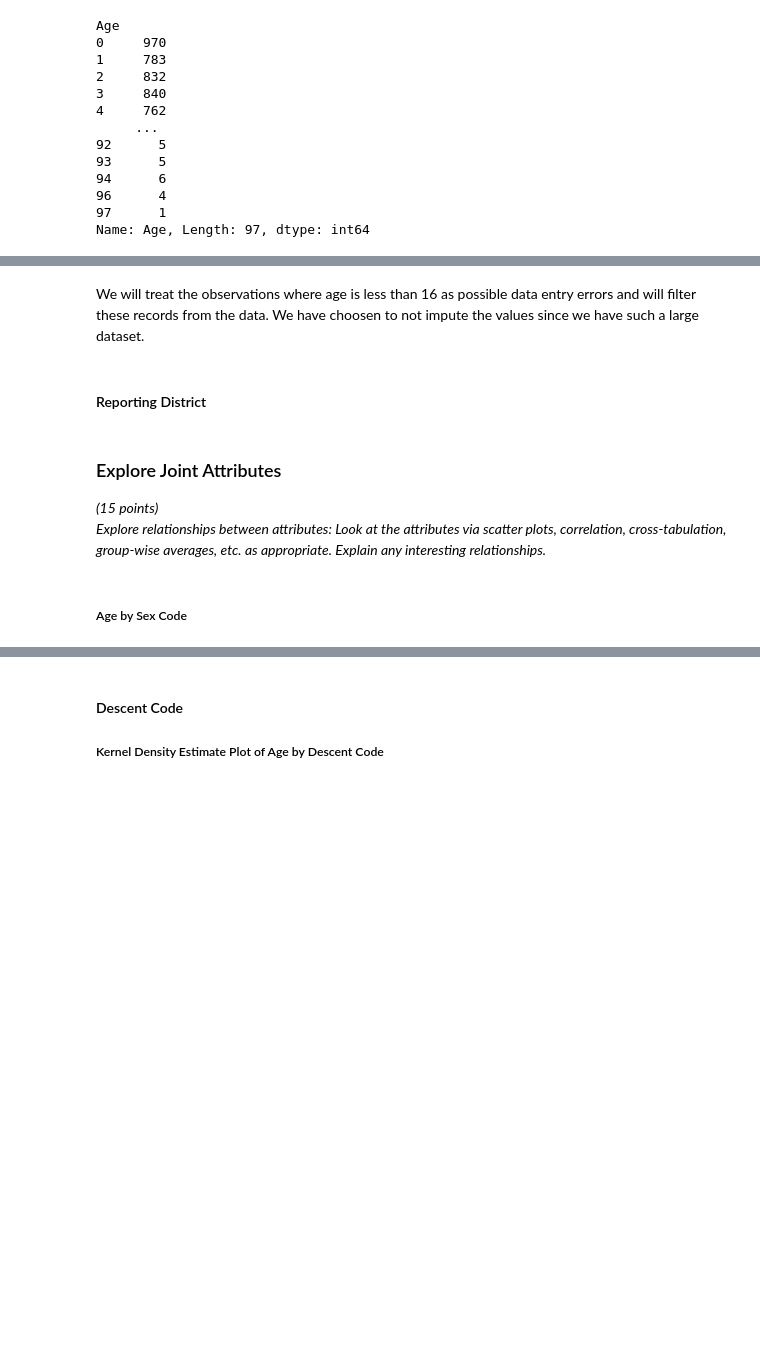
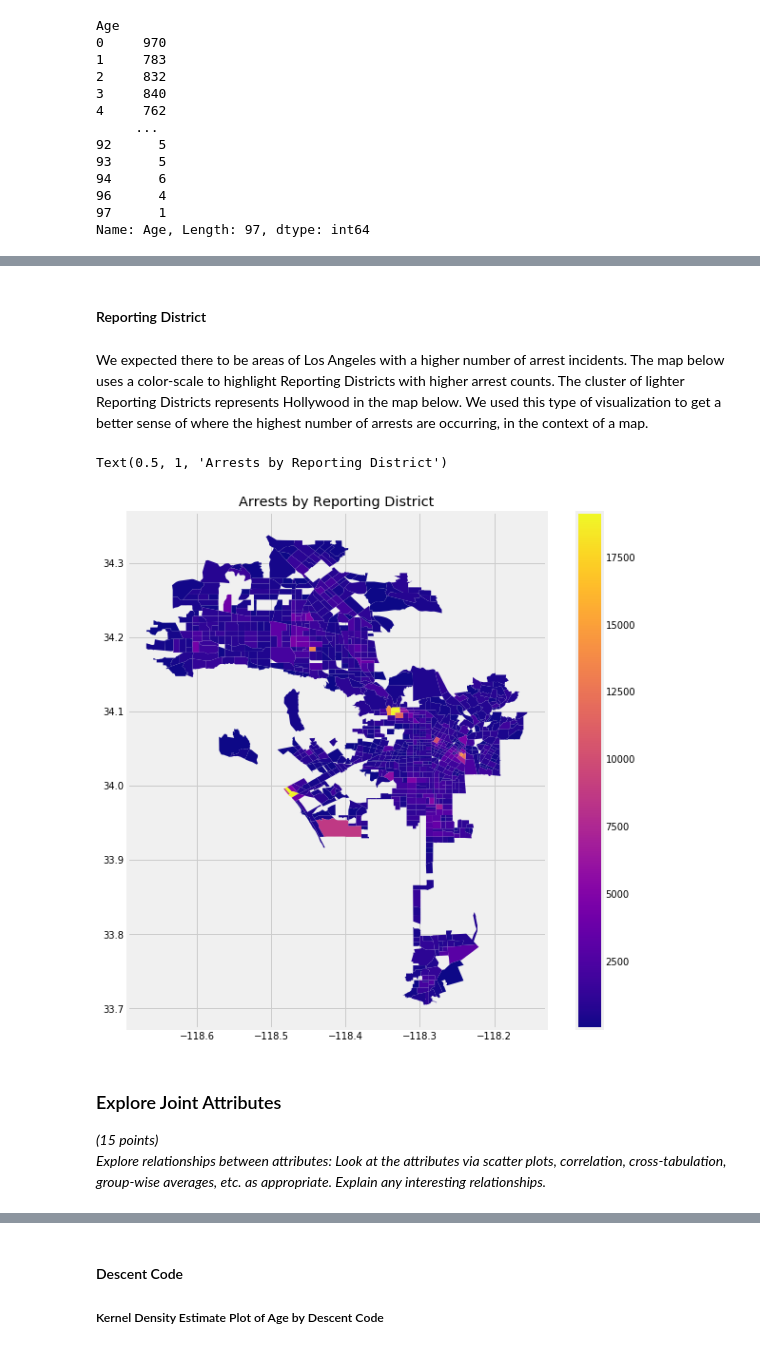
Before and after one commit to EdwardAF-IT/machine-learning-i-group-project, a Jupyter notebook: Code/Cleansing.ipynb, the cells around one changed output, grey strips where cells are left out. Saved outputs shown, nothing was run; the diff lists cells and outputs as text; code cells hidden in the pictures; blank space fills up the shorter version.

```diff
--- a/Code/Cleansing.ipynb
+++ b/Code/Cleansing.ipynb
@@ -541,2 +565,0 @@ plt.title('Age of Person Arrested'); plt.xlabel('Age in Years'); plt.ylabel('Cou
-# %% [markdown]
-We will treat the observations where age is less than 16 as possible data entry errors and will filter these records from the data. We have choosen to not impute the values since we have such a large dataset.
@@ -546,29 +566,58 @@ df.drop(df[df['Age'] < 16].index, inplace = True)
 # %% [markdown]
 #### Reporting District
+# %% [markdown]
+We expected there to be areas of Los Angeles with a higher number of arrest incidents. The map below uses a color-scale to highlight Reporting Districts with higher arrest counts. The cluster of lighter Reporting Districts represents Hollywood in the map below. We used this type of visualization to get a better sense of where the highest number of arrests are occurring, in the context of a map.
 # %%
 gdf = gpd.read_file('C:/Users/b007224/Documents/masters_in_data_science/machine_learning/project/LAPD_Reporting_Districts.shp')
 
 #create counts to merge with polygon dataframe
 
 district_counts = df['Reporting District'].value_counts().reset_index().rename(columns={'index': 'Key'})
 district_counts.columns = ['Key', 'District Counts']
 
 male = df[df['Sex Code'] == 'M']
 male_counts = male['Reporting District'].value_counts().reset_index().rename(columns={'index': 'key'})
 male_counts.columns = ['Key','Male_Counts']
 
 female = df[df['Sex Code'] == 'F']
 female_counts = female['Reporting District'].value_counts().reset_index().rename(columns={'index': 'key'})
 female_counts.columns = ['Key','Female_Counts']
 
+arrestf = df[df['Arrest Type Code'] == 'F']
+arrestf_counts = arrestf['Reporting District'].value_counts().reset_index().rename(columns={'index': 'key'})
+arrestf_counts.columns = ['Key','Felony_Counts']
+
+arrestm = df[df['Arrest Type Code'] == 'M']
+arrestm_counts = arrestm['Reporting District'].value_counts().reset_index().rename(columns={'index': 'key'})
+arrestm_counts.columns = ['Key','Misdemeanor_Counts']
+
+arresti = df[df['Arrest Type Code'] == 'I']
+arresti_counts = arresti['Reporting District'].value_counts().reset_index().rename(columns={'index': 'key'})
+arresti_counts.columns = ['Key','Infraction_Counts']
+
+arresto = df[df['Arrest Type Code'] == 'F']
+arresto_counts = arresto['Reporting District'].value_counts().reset_index().rename(columns={'index': 'key'})
+arresto_counts.columns = ['Key','Other_Counts']
+
 year_counts = df.groupby(['Reporting District','arrest_year']).size().reset_index()
 year_counts.columns = ['Key','Year','Year_Dist_Counts']
 year_counts['Key']=year_counts['Key'].astype(int)
 
 merged1 = district_counts.merge(male_counts, left_on='Key', right_on='Key')
 merged2 = merged1.merge(female_counts,left_on='Key', right_on='Key')
-merged2['Key']=merged2['Key'].astype(int)
+merged3 = merged2.merge(arrestf_counts,left_on='Key', right_on='Key')
+merged4 = merged3.merge(arrestm_counts,left_on='Key', right_on='Key')
+merged5 = merged4.merge(arresti_counts,left_on='Key', right_on='Key')
+merged6 = merged5.merge(arresto_counts,left_on='Key', right_on='Key')
+merged6['Key']=merged2['Key'].astype(int)
 
 #merge polygon dataframe with counts by reporting district
-gdf1 = gdf.merge(merged2, left_on='REPDIST', right_on='Key')
+gdf1 = gdf.merge(merged6, left_on='REPDIST', right_on='Key')
 gdf2 = gdf1.merge(year_counts, left_on='REPDIST',right_on='Key')
+
+%matplotlib inline
+gdf1.plot(column='District Counts', cmap='plasma', figsize=(10, 10),  legend=True)
+plt.title('Arrests by Reporting District')
+# %% [output]
+Text(0.5, 1, 'Arrests by Reporting District')
+[figure, added]
@@ -580,5 +625,3 @@ plt.title('Arrests by District')
 ### Explore Joint Attributes
 *(15 points)*
 *Explore relationships between attributes: Look at the attributes via scatter plots, correlation, cross-tabulation, group-wise averages, etc. as appropriate. Explain any interesting relationships.*
-# %% [markdown]
-##### Age by Sex Code
```
Also changed, not shown: parts of 23 cells of this notebook.
